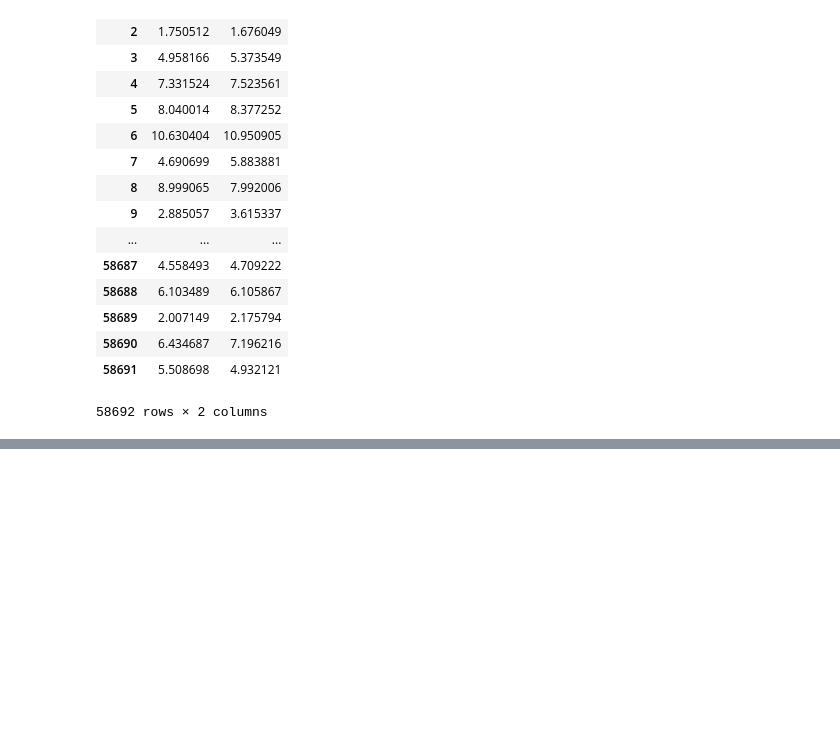
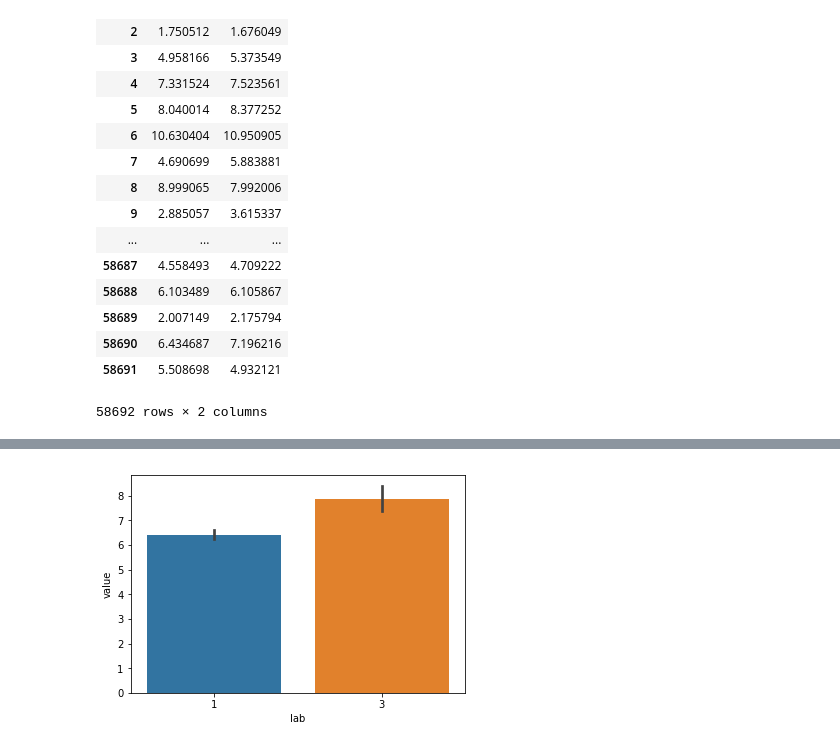
Before and after one commit to illdopejake/hack_projects, a Jupyter notebook: ABA_code.ipynb, the cells around one changed output, grey strips where cells are left out. Saved outputs shown, nothing was run; the diff lists cells and outputs as text; code cells hidden in the pictures; blank space fills up the shorter version.

```diff
--- a/ABA_code.ipynb
+++ b/ABA_code.ipynb
@@ -176,0 +338,10 @@ t1['1']
+# %%
+forplot = pandas.DataFrame(pandas.concat([all_1.loc[44179], all_3.loc[44179]]))
+forplot.columns = ['value']
+forplot.loc[:, 'lab'] = [1]*len(all_1.columns) + [3]*len(all_3.columns)
+forplot.head()
+plt.close()
+sns.barplot('lab','value',data=forplot)
+plt.show()
+# %% [output]
+[figure, added]
```
Also changed, not shown: parts of 24 cells of this notebook.
